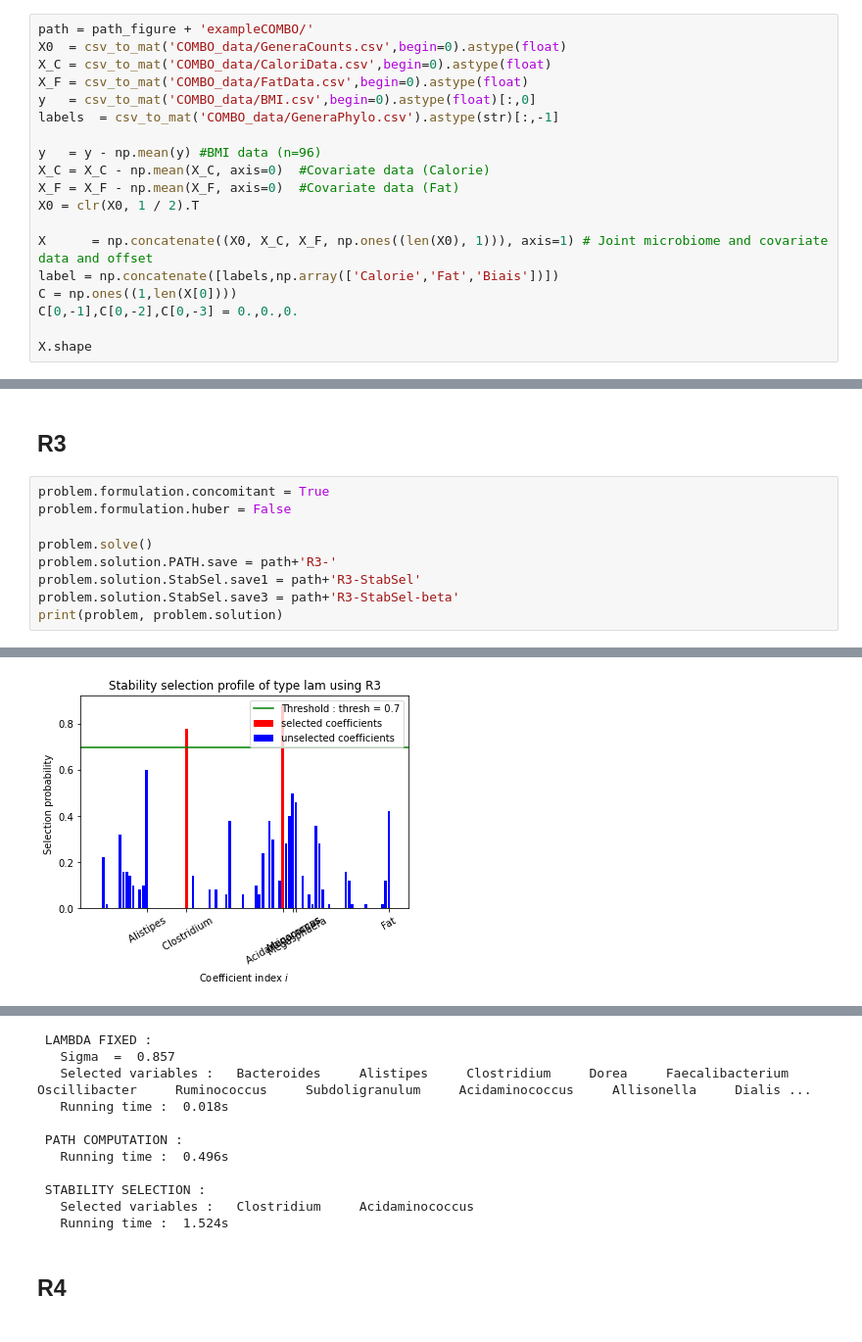
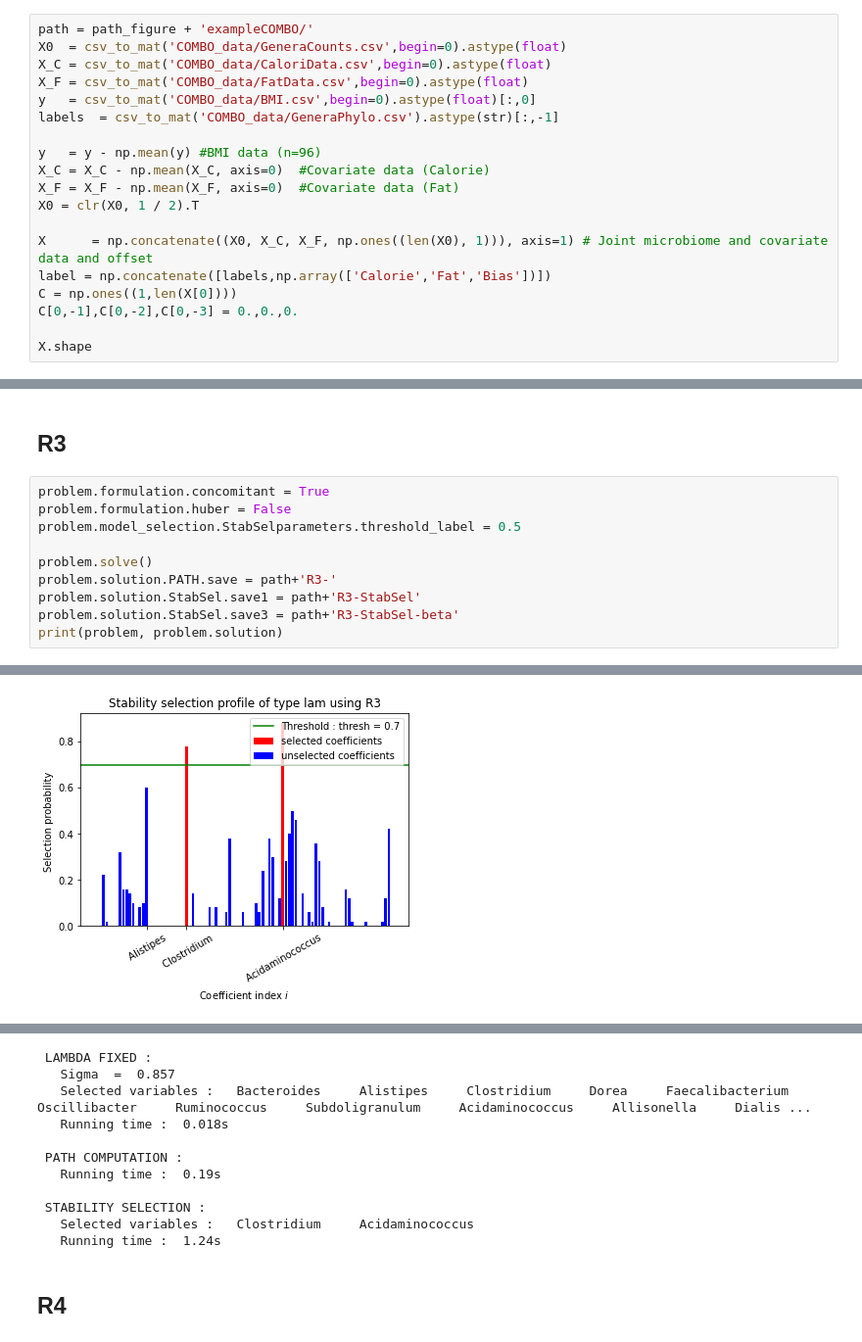
Before and after one commit to Leo-Simpson/c-lasso, a Jupyter notebook: examples/example notebook.ipynb, the cells around one changed output, grey strips where cells are left out. Shown at 98% size. Drawn from its saved outputs; the diff is of its cells as text.

```diff
--- a/examples/example notebook.ipynb
+++ b/examples/example notebook.ipynb
@@ -20,7 +20,7 @@ X_F = X_F - np.mean(X_F, axis=0)  #Covariate data (Fat)
 X0 = clr(X0, 1 / 2).T
 
 X      = np.concatenate((X0, X_C, X_F, np.ones((len(X0), 1))), axis=1) # Joint microbiome and covariate data and offset
-label = np.concatenate([labels,np.array(['Calorie','Fat','Biais'])])
+label = np.concatenate([labels,np.array(['Calorie','Fat','Bias'])])
 C = np.ones((1,len(X[0])))
 C[0,-1],C[0,-2],C[0,-3] = 0.,0.,0.
 
@@ -123,34 +123,35 @@ LAMBDA FIXED PARAMETERS:
 # %%
 problem.formulation.concomitant = True
 problem.formulation.huber = False
+problem.model_selection.StabSelparameters.threshold_label = 0.5
 
 problem.solve()
 problem.solution.PATH.save = path+'R3-'
 problem.solution.StabSel.save1 = path+'R3-StabSel'
 problem.solution.StabSel.save3 = path+'R3-StabSel-beta'
 print(problem, problem.solution)
 # %% [output]
 FORMULATION: R3
 
 MODEL SELECTION COMPUTED:
      Lambda fixed
      Path
      Stability selection
 
 LAMBDA FIXED PARAMETERS:
      numerical_method = Path-Alg
      rescaled lam : True
      threshold = 0.041
      lam : theoretical
 ... (13 lines left out)
      percent_nS = 0.5
      threshold = 0.7
      lam = theoretical
      theoretical_lam = 0.2824
 [figure]
 [figure]
 [figure]
-[figure, old version]
+[figure, new version]
 [figure]
  LAMBDA FIXED :
    Sigma  =  0.857
@@ -158,11 +159,11 @@ LAMBDA FIXED PARAMETERS:
    Running time :  0.018s
 
  PATH COMPUTATION :
-   Running time :  0.496s
+   Running time :  0.19s
 
  STABILITY SELECTION :
    Selected variables :   Clostridium     Acidaminococcus
-   Running time :  1.524s
+   Running time :  1.24s
 # %% [markdown]
 ## R4
 # %%
```
Also changed, not shown: parts of 14 cells of this notebook, 14 other files.
